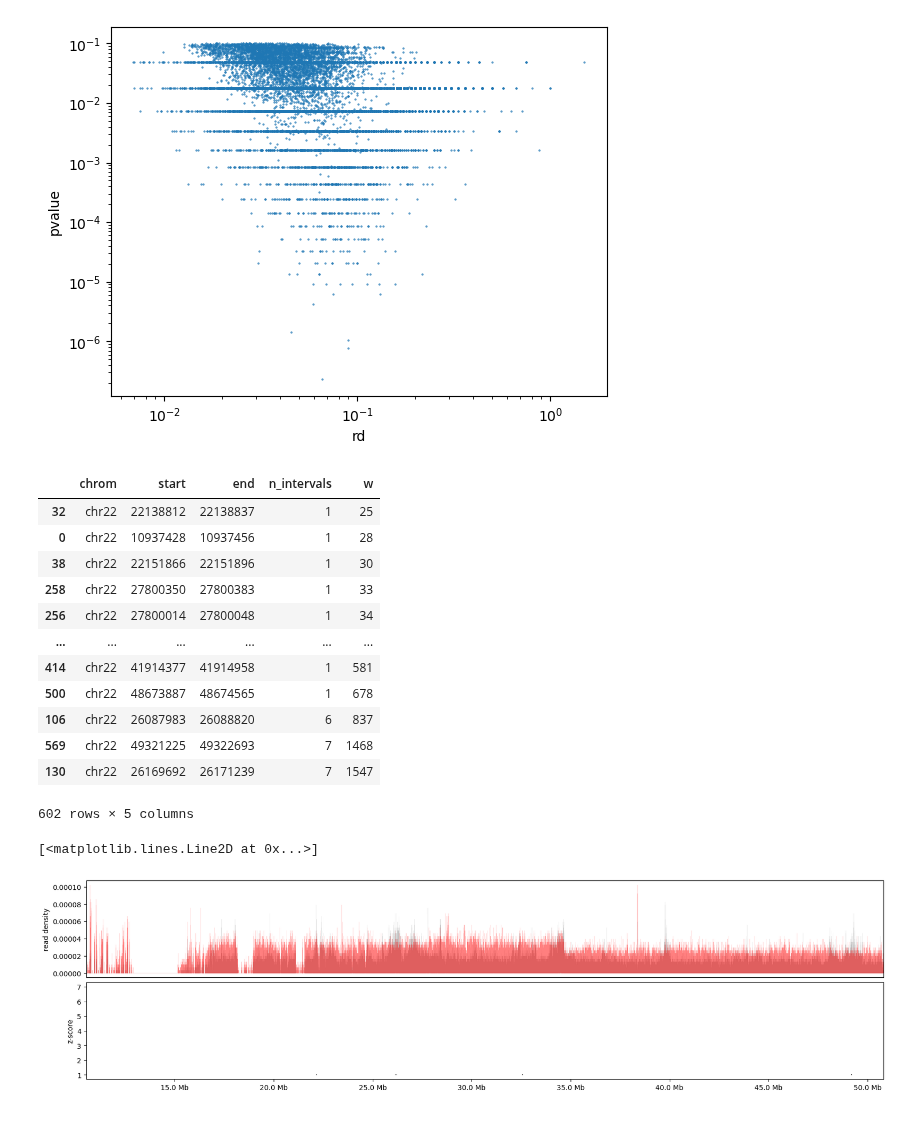
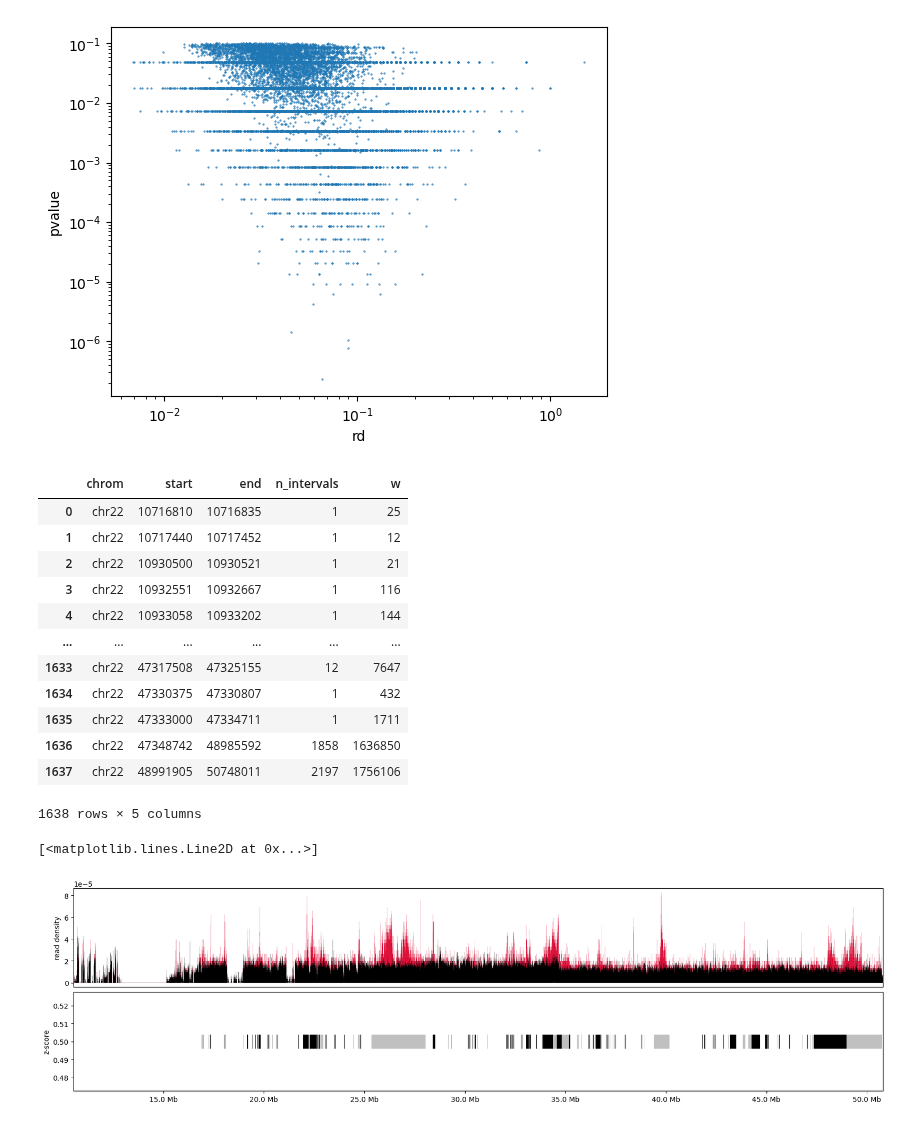
Before and after one commit to princeps091-binf/TFHclust, a Jupyter notebook: scripts/explore_pysam.ipynb, the cells around one changed output. Drawn from its saved outputs; the diff is of its cells as text; code cells hidden in the pictures.

```diff
--- a/scripts/explore_pysam.ipynb
+++ b/scripts/explore_pysam.ipynb
@@ -207,59 +214,59 @@ bg_rcount_bdg = pd.concat([pd.DataFrame({'DNA_pos':bg_df.start.to_numpy() }).ass
                             ]).sort_values('DNA_pos').assign(csum = lambda df_: df_.score.cumsum()).groupby('DNA_pos').agg(rcount = ('csum','max')).reset_index()
 # %%
 obs_rcount_bdg = obs_rcount_bdg.assign(rd = lambda df_: df_.rcount/read_tbl.shape[0])
-bg_rcount_bdg =bg_rcount_bdg.assign(rd = lambda df_: df_.rcount/read_tbl.shape[0])
+bg_rcount_bdg =bg_rcount_bdg.assign(rd = lambda df_: df_.rcount/bg_df.shape[0])
 # %%
 cl_summary_tbl.query("pvalue < 1e-1").assign(rd = lambda df_: df_.rc/df_.w).plot.scatter(x='rd',y='pvalue',logx=True,logy=True,s=0.2)
 # %% [output]
 <Axes: xlabel='rd', ylabel='pvalue'>
 [figure]
 # %%
-merged_cl_tbl = bf.merge(cl_summary_tbl.query("pvalue < 0.001").loc[:,['chrom','start','end']])
-merged_cl_tbl.assign(w = lambda df_: df_.end -df_.start).sort_values('w')
+merged_cl_tbl = bf.merge(cl_summary_tbl.query("zscore > 0.5").loc[:,['chrom','start','end']]).sort_values('start').reset_index(drop=True)
+merged_cl_tbl.assign(w = lambda df_: df_.end -df_.start)
 # %% [output]
 |  | chrom | start | end | n_intervals | w |
-| 32 | chr22 | 22138812 | 22138837 | 1 | 25 |
-| 0 | chr22 | 10937428 | 10937456 | 1 | 28 |
-| 38 | chr22 | 22151866 | 22151896 | 1 | 30 |
-| 258 | chr22 | 27800350 | 27800383 | 1 | 33 |
-| 256 | chr22 | 27800014 | 27800048 | 1 | 34 |
+| 0 | chr22 | 10716810 | 10716835 | 1 | 25 |
+| 1 | chr22 | 10717440 | 10717452 | 1 | 12 |
+| 2 | chr22 | 10930500 | 10930521 | 1 | 21 |
+| 3 | chr22 | 10932551 | 10932667 | 1 | 116 |
+| 4 | chr22 | 10933058 | 10933202 | 1 | 144 |
 | ... | ... | ... | ... | ... | ... |
-| 414 | chr22 | 41914377 | 41914958 | 1 | 581 |
-| 500 | chr22 | 48673887 | 48674565 | 1 | 678 |
-| 106 | chr22 | 26087983 | 26088820 | 6 | 837 |
-| 569 | chr22 | 49321225 | 49322693 | 7 | 1468 |
-| 130 | chr22 | 26169692 | 26171239 | 7 | 1547 |
+| 1633 | chr22 | 47317508 | 47325155 | 12 | 7647 |
+| 1634 | chr22 | 47330375 | 47330807 | 1 | 432 |
+| 1635 | chr22 | 47333000 | 47334711 | 1 | 1711 |
+| 1636 | chr22 | 47348742 | 48985592 | 1858 | 1636850 |
+| 1637 | chr22 | 48991905 | 50748011 | 2197 | 1756106 |
-602 rows × 5 columns
+1638 rows × 5 columns
 # %%
 fig = plt.figure(figsize=(20,5))
 gs = fig.add_gridspec(2, 1, height_ratios=(1, 1),
                       left=0.1, right=0.9, bottom=0.1, top=0.9,
                       wspace=0.05, hspace=0.05)
 plot_window_min = obs_rcount_bdg.DNA_pos.min()
 plot_window_max = obs_rcount_bdg.DNA_pos.max()
 # plot_window_min = 28_700_000
 # plot_window_max = 29_000_000
 
 ax_dens = fig.add_subplot(gs[0, 0],xlim = (plot_window_min,plot_window_max) )
 ax_dens.xaxis.set_visible(False)
 ax_dens.set_ylabel('read density')
 
 ax_agg = fig.add_subplot(gs[1, 0],sharex=ax_dens)
 ax_agg.xaxis.set_major_formatter(lambda x,pos: (str(np.round(x/1e6,decimals=2)) + " Mb"))
 ax_agg.xaxis.set_visible(True)
 ax_agg.set_ylabel('z-score')
 
 for bin_idx in range(merged_cl_tbl.shape[0]):
     tmp_cl =  merged_cl_tbl.iloc[bin_idx,:]
     tmp_start = tmp_cl.start
     tmp_end = tmp_cl.end
     tmp_h = tmp_cl.n_intervals
     if bin_idx %2 == 0:
-        ax_agg.hlines(y=tmp_h,xmin=tmp_start,xmax=tmp_end,color='black')
+        ax_agg.hlines(y=0.5,xmin=tmp_start,xmax=tmp_end,color='black',linewidth=20)
     else:
-        ax_agg.hlines(y=tmp_h,xmin=tmp_start,xmax=tmp_end,color='black')
-ax_dens.step(x=obs_rcount_bdg.DNA_pos.to_numpy(),y=obs_rcount_bdg.rd.to_numpy(),where='post',linewidth=0.1,alpha=1,c='silver')
-ax_dens.step(x=bg_rcount_bdg.DNA_pos.to_numpy(),y=bg_rcount_bdg.rd.to_numpy(),where='post',linewidth=0.1,alpha=0.5,c='red')
+        ax_agg.hlines(y=0.5,xmin=tmp_start,xmax=tmp_end,color='silver',linewidth=20)
+ax_dens.step(x=obs_rcount_bdg.DNA_pos.to_numpy(),y=obs_rcount_bdg.rd.to_numpy(),where='post',linewidth=0.1,alpha=1,c='crimson')
+ax_dens.step(x=bg_rcount_bdg.DNA_pos.to_numpy(),y=bg_rcount_bdg.rd.to_numpy(),where='post',linewidth=0.1,alpha=1,c='black')
 # %% [output]
 [<matplotlib.lines.Line2D at 0x...>]
-[figure, old version]
+[figure, new version]
```
Also changed, not shown: parts of 5 cells of this notebook, 2 other files.
